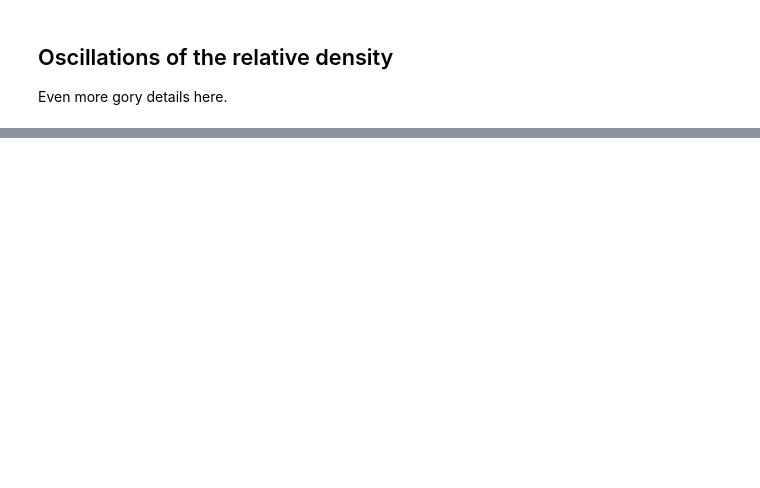
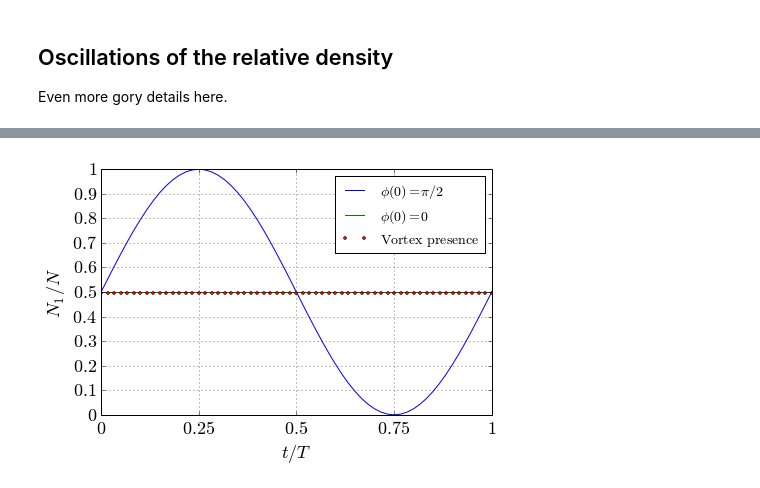
Before and after one commit to AberaAMuhamed/notebooks, a Jupyter notebook: Vortex Dynamics.ipynb, the cells around one changed output, grey strips where cells are left out. Drawn from its saved outputs; the diff is of its cells as text; code cells hidden in the pictures; blank space fills up the shorter version.

```diff
--- a/Vortex Dynamics.ipynb
+++ b/Vortex Dynamics.ipynb
@@ -363,0 +1267,22 @@ Even more gory details here.
+# %%
+fontsize = 18
+time = np.linspace(0, 1., 61)
+plt.figure(figsize=(7,4.4))
+
+plt.plot(time, list_N1[0], label='$\phi(0) = \pi/2$')
+plt.plot(time, list_N1[1], label='$\phi(0) = 0$')
+plt.plot(time, list_N1[len(phase_diff_serie)], 'o', ms=3, label=r'$\mathrm{Vortex \, presence}$')
+
+plt.xlabel('$t/T$', fontsize=fontsize)
+plt.ylabel('$N_1/N$', fontsize=fontsize)
+plt.xticks([0,0.25,0.5,0.75,1], ['$0$','$0.25$','$0.5$','$0.75$','$1$'], fontsize=fontsize)
+plt.yticks([0,0.1,0.2,0.3,0.4,0.5,0.6,0.7,0.8,0.9,1],
+           ['$0$','$0.1$','$0.2$','$0.3$','$0.4$','$0.5$','$0.6$','$0.7$','$0.8$','$0.9$','$1$',],
+           fontsize=fontsize)
+plt.ylim(0,1)
+plt.grid()
+plt.legend(fontsize=fontsize-4, bbox_to_anchor=(1, 1))
+plt.savefig('density_vortex.pdf')
+plt.show()
+# %% [output]
+[figure, added]
```
Also changed, not shown: parts of 27 cells of this notebook.
